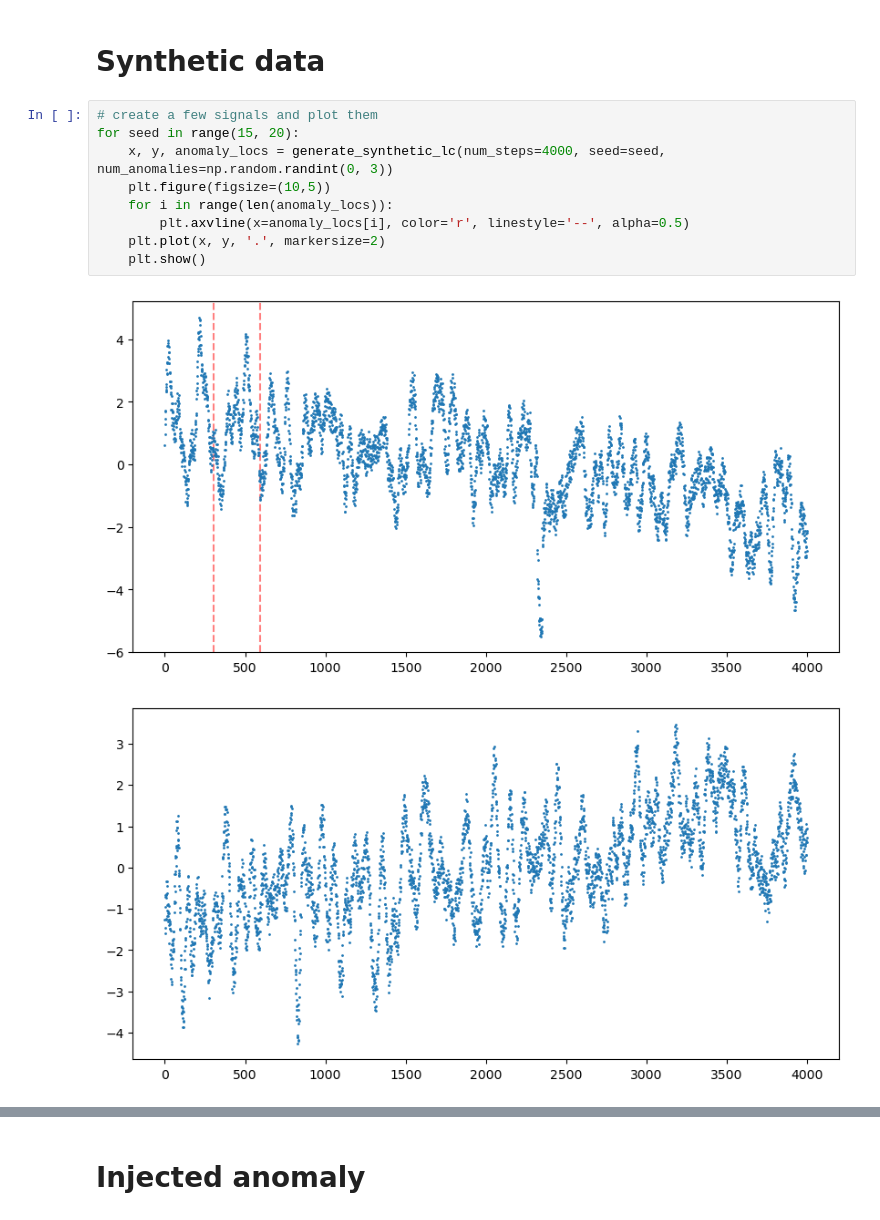
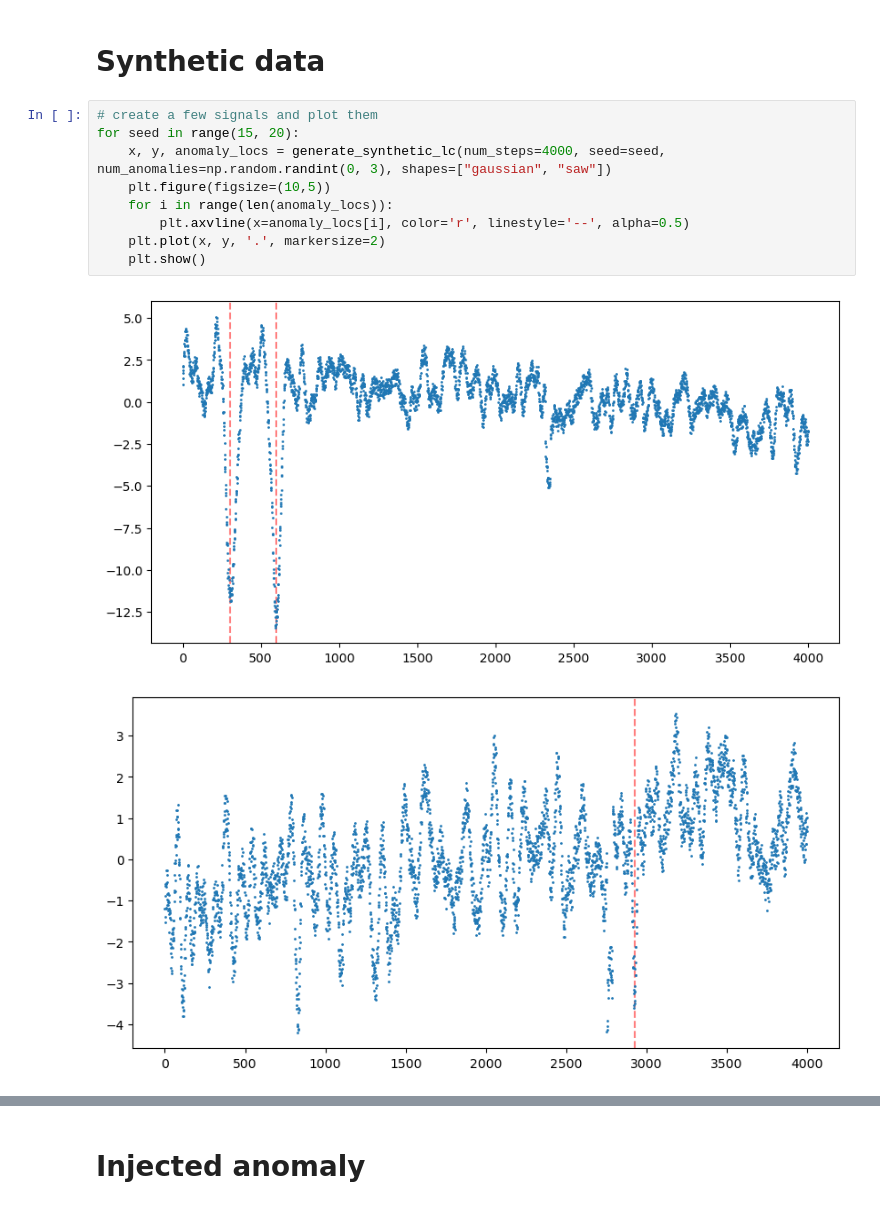
Before and after one commit to linneawolniewicz/dipper-detection, a Jupyter notebook: scripts/explore_synthetic_data.ipynb, the cells around one changed output, grey strips where cells are left out. Drawn from its saved outputs; the diff is of its cells as text.

```diff
--- a/scripts/explore_synthetic_data.ipynb
+++ b/scripts/explore_synthetic_data.ipynb
@@ -10,12 +10,12 @@ from data_utils import *
 # %%
 # create a few signals and plot them
 for seed in range(15, 20):
-    x, y, anomaly_locs = generate_synthetic_lc(num_steps=4000, seed=seed, num_anomalies=np.random.randint(0, 3))
+    x, y, anomaly_locs = generate_synthetic_lc(num_steps=4000, seed=seed, num_anomalies=np.random.randint(0, 3), shapes=["gaussian", "saw"])
     plt.figure(figsize=(10,5))
     for i in range(len(anomaly_locs)):
         plt.axvline(x=anomaly_locs[i], color='r', linestyle='--', alpha=0.5)
     plt.plot(x, y, '.', markersize=2)
     plt.show()
 # %% [output]
-[figure, old version]
+[figure, new version]
-[figure, old version]
+[figure, new version]
```
Also changed, not shown: parts of 1 cell of this notebook, 5 other files.
